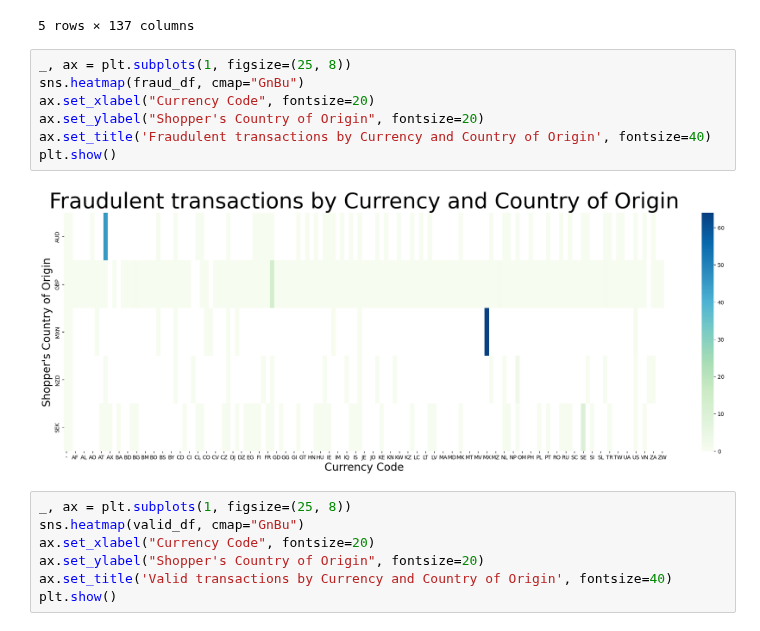
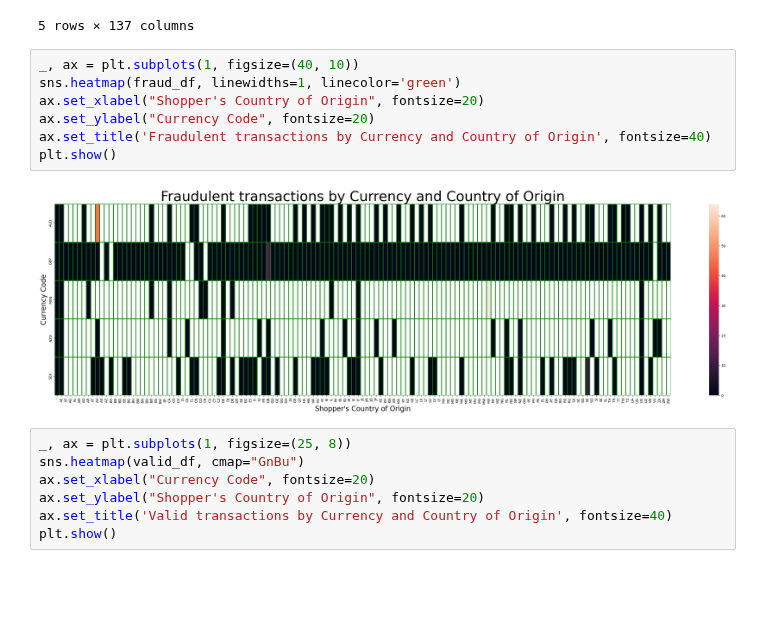
Before and after one commit to kbaran1998/CS4035-cyber-data, a Jupyter notebook: lab1/Lab1.ipynb, the cells around one changed output. Saved outputs shown, nothing was run; the diff lists cells and outputs as text; blank space fills up the shorter version.

Commit message:
Some new graph changes

```diff
--- a/lab1/Lab1.ipynb
+++ b/lab1/Lab1.ipynb
@@ -289,14 +302,14 @@ valid_df
 | SEK | 30.0 | 3.0 | 0.0 | 0.0 | 0.0 | 0.0 | 0.0 | 0.0 | 4.0 | 6.0 | ... |
 5 rows × 137 columns
 # %%
-_, ax = plt.subplots(1, figsize=(25, 8))
-sns.heatmap(fraud_df, cmap="GnBu")
-ax.set_xlabel("Currency Code", fontsize=20)
-ax.set_ylabel("Shopper's Country of Origin", fontsize=20)
+_, ax = plt.subplots(1, figsize=(40, 10))
+sns.heatmap(fraud_df, linewidths=1, linecolor='green')
+ax.set_xlabel("Shopper's Country of Origin", fontsize=20)
+ax.set_ylabel("Currency Code", fontsize=20)
 ax.set_title('Fraudulent transactions by Currency and Country of Origin', fontsize=40)
 plt.show()
 # %% [output]
-[figure, old version]
+[figure, new version]
 # %%
 _, ax = plt.subplots(1, figsize=(25, 8))
 sns.heatmap(valid_df, cmap="GnBu")
```
Also changed, not shown: parts of 5 cells of this notebook.
